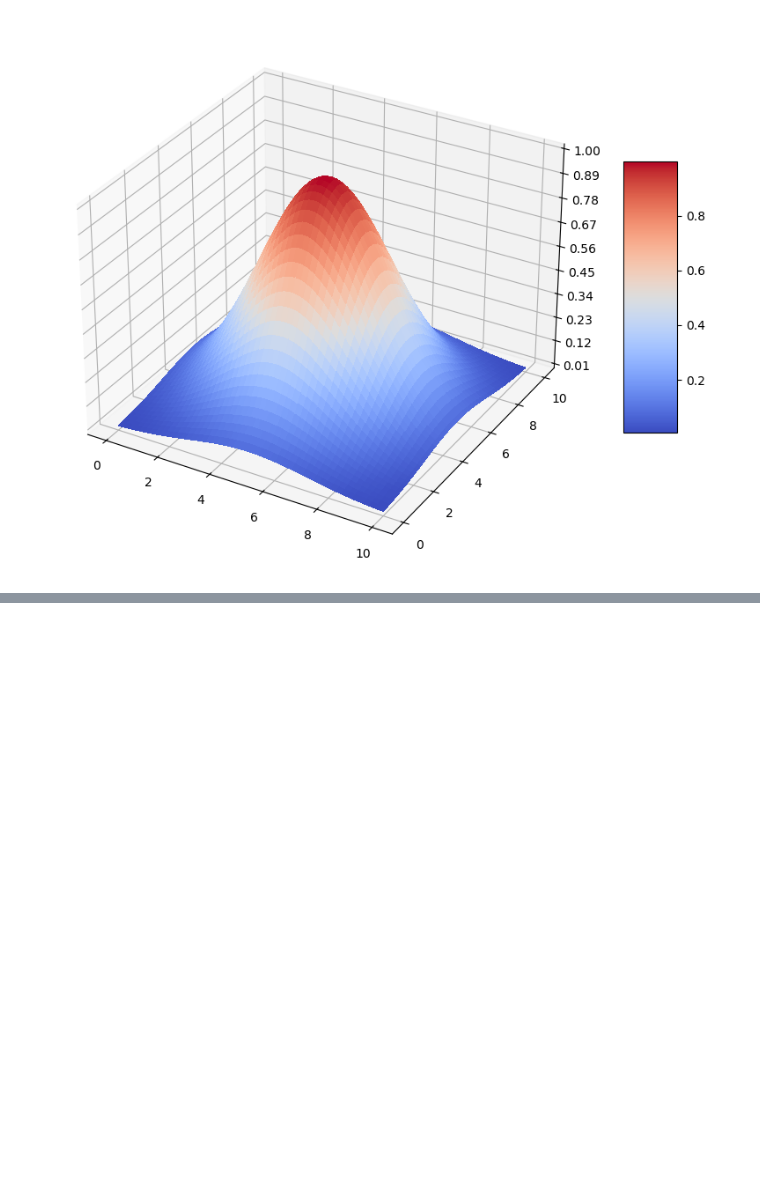
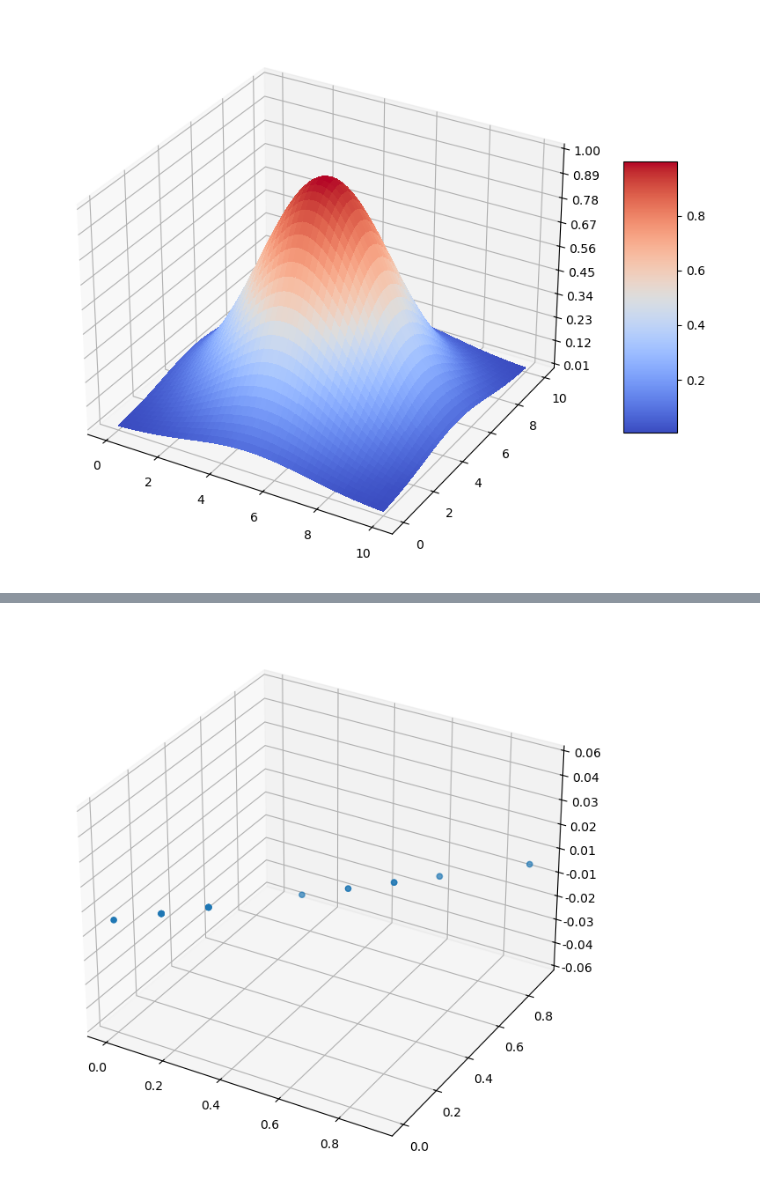
Before and after one commit to pietromalagoli/NeuronEvolution, a Jupyter notebook: evolutionary_programming.ipynb, the cells around one changed output, grey strips where cells are left out. Drawn from its saved outputs; the diff is of its cells as text; code cells hidden in the pictures; blank space fills up the shorter version.

Commit message:
2d1peak-generated the initial random solutions

```diff
--- a/evolutionary_programming.ipynb
+++ b/evolutionary_programming.ipynb
@@ -21,13 +19,14 @@ def f(x,y):
 # %%
 fig, ax = plt.subplots(subplot_kw={"projection": "3d"},figsize=(10,8))
-surf = ax.plot_surface(x, y, f(x,y), cmap=cm.coolwarm,
-                       linewidth=0, antialiased=False)
+surf = ax.plot_surface(x, y, f(x,y), cmap=cm.coolwarm, linewidth=0, antialiased=False)
 
 # Customize the z axis.
 ax.zaxis.set_major_locator(LinearLocator(10))
 # A StrMethodFormatter is used automatically
 ax.zaxis.set_major_formatter('{x:.02f}')
 
+# Add axis labels
+
 # Add a color bar which maps values to colors.
 fig.colorbar(surf, shrink=0.5, aspect=5)
 
@@ -36,0 +38,6 @@ plt.show()
+# %%
+# generate the initial solutions set
+np.random.seed(12345)
+idx = np.random.randint(0,10,int(N/5),dtype=int)   # I start with N/5 uniformly distributed points, so not to add any starting bias to the search
+sol = np.array([[X, Y] for X, Y in zip(x[idx,idx], y[idx,idx])])
+sol
@@ -36,0 +65,18 @@ plt.show()
+# %%
+fig, ax = plt.subplots(subplot_kw={"projection": "3d"},figsize=(10,8))
+#surf = ax.plot_surface(x, y, f(x,y), cmap=cm.coolwarm, linewidth=0, antialiased=False)
+
+# Customize the z axis.
+ax.zaxis.set_major_locator(LinearLocator(10))
+# A StrMethodFormatter is used automatically
+ax.zaxis.set_major_formatter('{x:.02f}')
+
+# Add a color bar which maps values to colors.
+fig.colorbar(surf, shrink=0.5, aspect=5)
+
+# add the generated (initial) solutions
+ax.scatter(sol[:,0],sol[:,1],0)
+
+plt.show()
+# %% [output]
+[figure, added]
```
Also changed, not shown: parts of 3 cells of this notebook.
